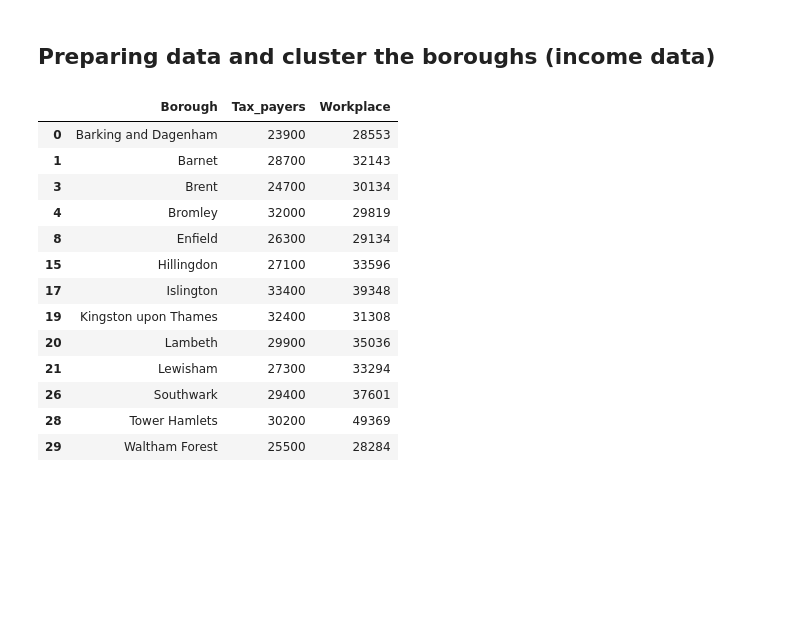
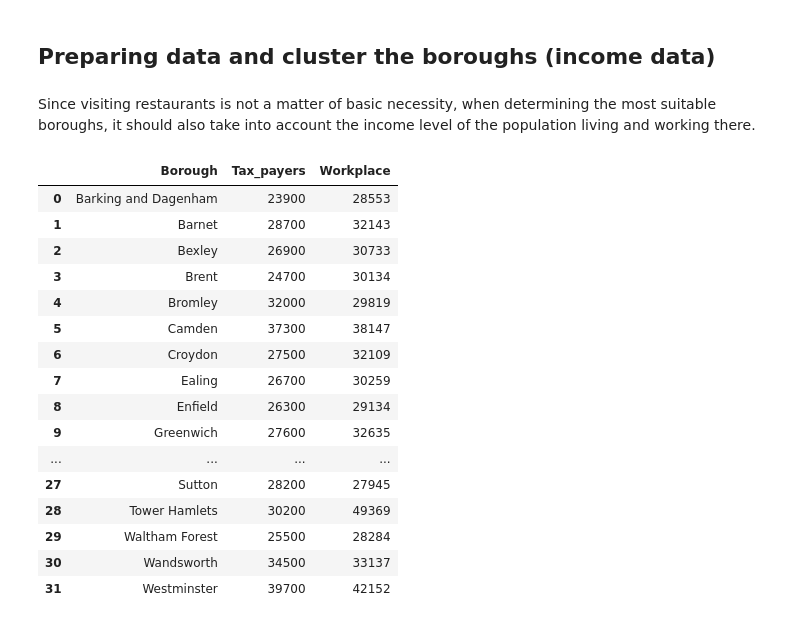
Before and after one commit to Aioioy/London_restaurants_Capstone_Project, a Jupyter notebook: London_restaurants_Capstone_Project.ipynb, the cells around one changed output. Saved outputs shown, nothing was run; the diff lists cells and outputs as text; code cells hidden in the pictures; blank space fills up the shorter version.

```diff
--- a/London_restaurants_Capstone_Project.ipynb
+++ b/London_restaurants_Capstone_Project.ipynb
@@ -342,26 +459,31 @@ map_clusters
 # %% [markdown]
 ## Preparing data and cluster the boroughs (income data)
+# %% [markdown]
+Since visiting restaurants is not a matter of basic necessity, when determining the most suitable boroughs, it should also take into account the income level of the population living and working there.
 # %%
 #Creating inocme Dataframe
 income_data = pd.read_csv('income_by_borough.csv', sep=';')
 income_data_explore = income_data[income_data['Borough'].isin(interesting_boroughs)]
 
-income_data_explore
+display(income_data)
 # %% [output]
 |  | Borough | Tax_payers | Workplace |
 | 0 | Barking and Dagenham | 23900 | 28553 |
 | 1 | Barnet | 28700 | 32143 |
+| 2 | Bexley | 26900 | 30733 |
 | 3 | Brent | 24700 | 30134 |
 | 4 | Bromley | 32000 | 29819 |
+| 5 | Camden | 37300 | 38147 |
+| 6 | Croydon | 27500 | 32109 |
+| 7 | Ealing | 26700 | 30259 |
 | 8 | Enfield | 26300 | 29134 |
-| 15 | Hillingdon | 27100 | 33596 |
-| 17 | Islington | 33400 | 39348 |
-| 19 | Kingston upon Thames | 32400 | 31308 |
-| 20 | Lambeth | 29900 | 35036 |
-| 21 | Lewisham | 27300 | 33294 |
-| 26 | Southwark | 29400 | 37601 |
+| 9 | Greenwich | 27600 | 32635 |
+| ... | ... | ... | ... |
+| 27 | Sutton | 28200 | 27945 |
 | 28 | Tower Hamlets | 30200 | 49369 |
 | 29 | Waltham Forest | 25500 | 28284 |
+| 30 | Wandsworth | 34500 | 33137 |
+| 31 | Westminster | 39700 | 42152 |
 # %%
 #Cluster processing for boroughs based on income data
 income_clusters = 3
```
Also changed, not shown: parts of 24 cells of this notebook, 5 other files.
